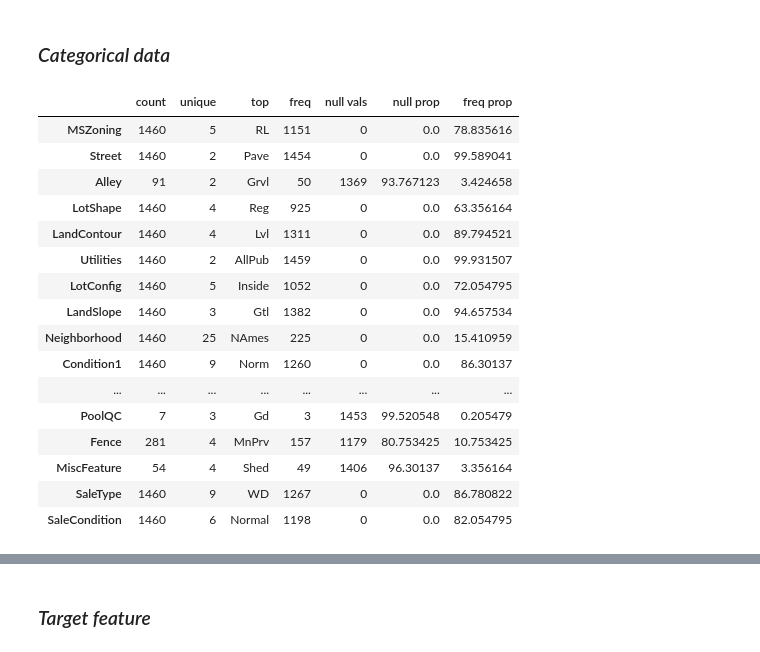
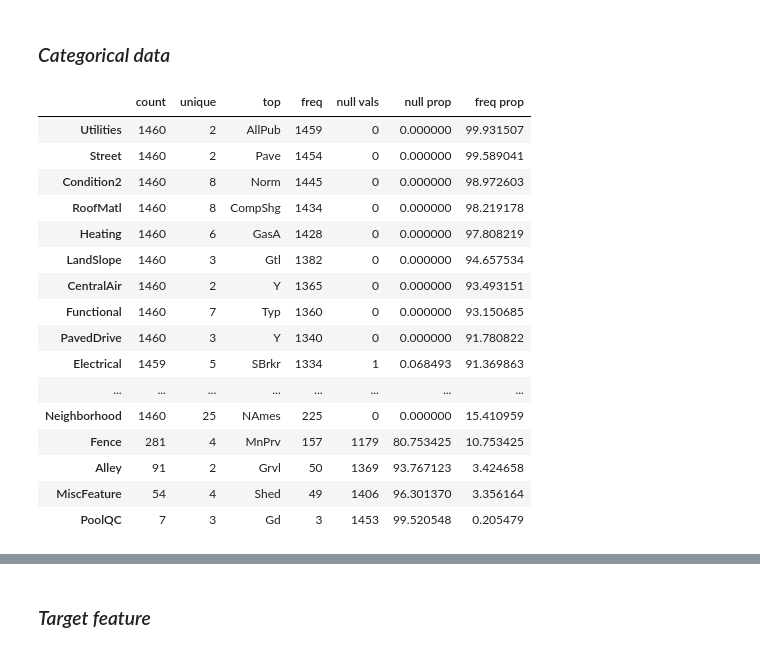
Before and after one commit to lovecrushfamily/Ames-Housing-Price-Prediction-Competition, a Jupyter notebook: notebook_analysis_modeling.ipynb, the cells around one changed output, grey strips where cells are left out. Saved outputs shown, nothing was run; the diff lists cells and outputs as text; code cells hidden in the pictures.

```diff
--- a/notebook_analysis_modeling.ipynb
+++ b/notebook_analysis_modeling.ipynb
@@ -314,27 +347,29 @@ numerical_stats.sort_values('vars').round(3)
 
 # train_df[cat_cols]
 # %%
-categorical_stats = train_df[cat_cols].describe(include='object').T
-categorical_stats['null vals'] = train_df.shape[0] - categorical_stats['count']
-categorical_stats['null prop'] = categorical_stats['null vals'] / train_df.shape[0] * 100
-categorical_stats['freq prop'] = categorical_stats['freq'] / train_df.shape[0] * 100
+cat_stats = train_df[cat_cols].describe(include='object').T
+cat_stats['null vals'] = train_df.shape[0] - cat_stats['count']
+cat_stats['null prop'] = cat_stats['null vals'] / train_df.shape[0] * 100
+cat_stats['freq prop'] = cat_stats['freq'] / train_df.shape[0] * 100
 
-categorical_stats
+cat_stats.sort_values('freq prop', inplace=True, ascending=False)
+
+cat_stats.style.background_gradient(cmap="coolwarm")
 # %% [output]
 |  | count | unique | top | freq | null vals | null prop | freq prop |
-| MSZoning | 1460 | 5 | RL | 1151 | 0 | 0.0 | 78.835616 |
-| Street | 1460 | 2 | Pave | 1454 | 0 | 0.0 | 99.589041 |
+| Utilities | 1460 | 2 | AllPub | 1459 | 0 | 0.000000 | 99.931507 |
+| Street | 1460 | 2 | Pave | 1454 | 0 | 0.000000 | 99.589041 |
+| Condition2 | 1460 | 8 | Norm | 1445 | 0 | 0.000000 | 98.972603 |
+| RoofMatl | 1460 | 8 | CompShg | 1434 | 0 | 0.000000 | 98.219178 |
+| Heating | 1460 | 6 | GasA | 1428 | 0 | 0.000000 | 97.808219 |
+| LandSlope | 1460 | 3 | Gtl | 1382 | 0 | 0.000000 | 94.657534 |
+| CentralAir | 1460 | 2 | Y | 1365 | 0 | 0.000000 | 93.493151 |
+| Functional | 1460 | 7 | Typ | 1360 | 0 | 0.000000 | 93.150685 |
+| PavedDrive | 1460 | 3 | Y | 1340 | 0 | 0.000000 | 91.780822 |
+| Electrical | 1459 | 5 | SBrkr | 1334 | 1 | 0.068493 | 91.369863 |
+| ... | ... | ... | ... | ... | ... | ... | ... |
+| Neighborhood | 1460 | 25 | NAmes | 225 | 0 | 0.000000 | 15.410959 |
+| Fence | 281 | 4 | MnPrv | 157 | 1179 | 80.753425 | 10.753425 |
 | Alley | 91 | 2 | Grvl | 50 | 1369 | 93.767123 | 3.424658 |
-| LotShape | 1460 | 4 | Reg | 925 | 0 | 0.0 | 63.356164 |
-| LandContour | 1460 | 4 | Lvl | 1311 | 0 | 0.0 | 89.794521 |
-| Utilities | 1460 | 2 | AllPub | 1459 | 0 | 0.0 | 99.931507 |
-| LotConfig | 1460 | 5 | Inside | 1052 | 0 | 0.0 | 72.054795 |
-| LandSlope | 1460 | 3 | Gtl | 1382 | 0 | 0.0 | 94.657534 |
-| Neighborhood | 1460 | 25 | NAmes | 225 | 0 | 0.0 | 15.410959 |
-| Condition1 | 1460 | 9 | Norm | 1260 | 0 | 0.0 | 86.30137 |
-| ... | ... | ... | ... | ... | ... | ... | ... |
+| MiscFeature | 54 | 4 | Shed | 49 | 1406 | 96.301370 | 3.356164 |
 | PoolQC | 7 | 3 | Gd | 3 | 1453 | 99.520548 | 0.205479 |
-| Fence | 281 | 4 | MnPrv | 157 | 1179 | 80.753425 | 10.753425 |
-| MiscFeature | 54 | 4 | Shed | 49 | 1406 | 96.30137 | 3.356164 |
-| SaleType | 1460 | 9 | WD | 1267 | 0 | 0.0 | 86.780822 |
-| SaleCondition | 1460 | 6 | Normal | 1198 | 0 | 0.0 | 82.054795 |
```
Also changed, not shown: parts of 49 cells of this notebook.
